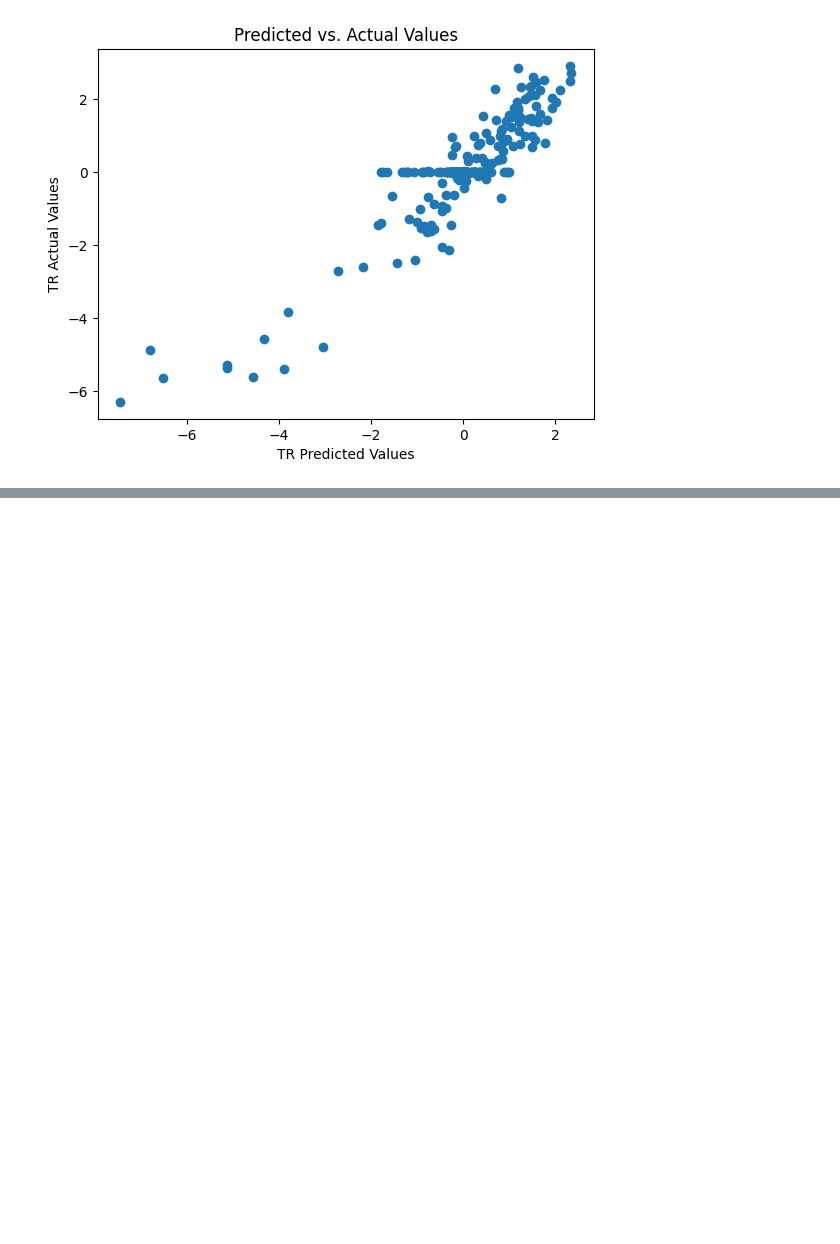
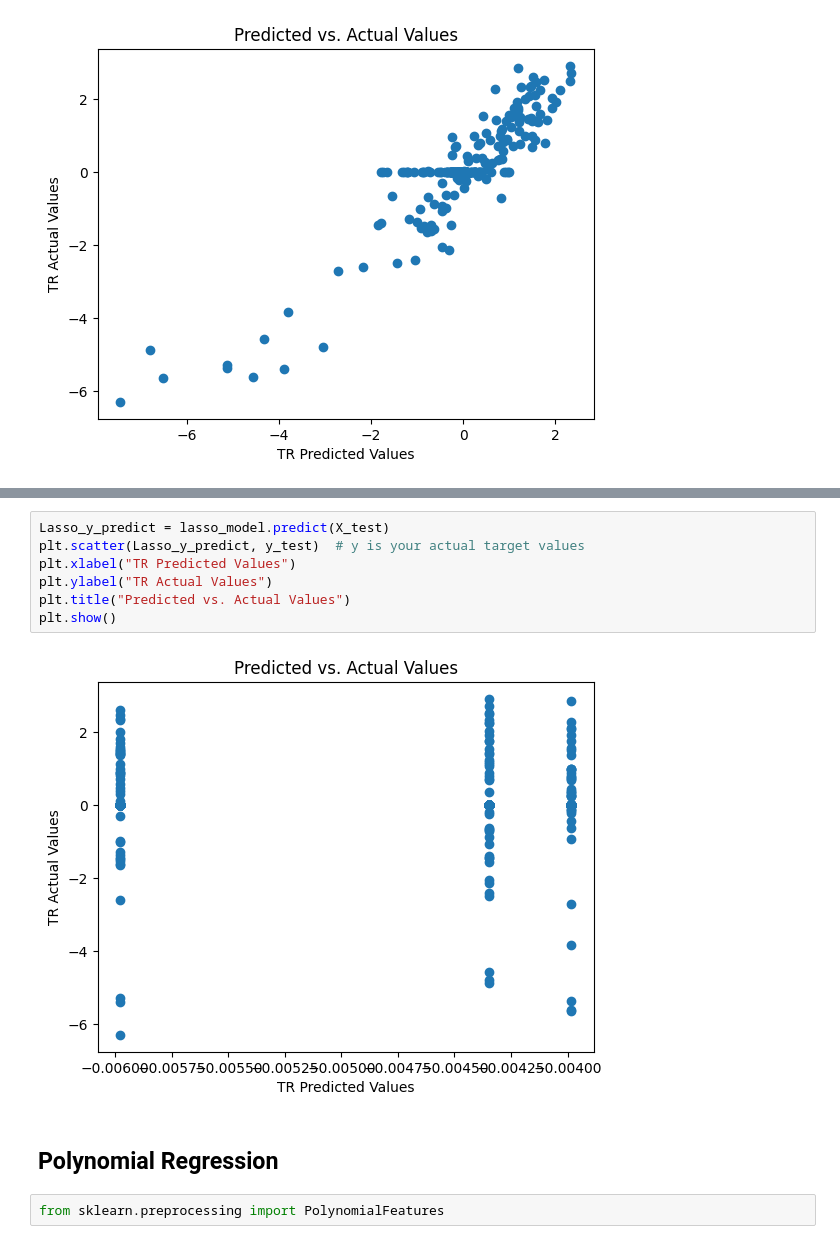
Before and after one commit to HenryCROSS/eecs3401_final_project, a Jupyter notebook: code.ipynb, the cells around one changed output, grey strips where cells are left out. Drawn from its saved outputs; the diff is of its cells as text; blank space fills up the shorter version.

Commit message:
add polynomial regression

```diff
--- a/code.ipynb
+++ b/code.ipynb
@@ -461,0 +453,13 @@ plt.show()
+# %%
+Lasso_y_predict = lasso_model.predict(X_test)
+plt.scatter(Lasso_y_predict, y_test)  # y is your actual target values
+plt.xlabel("TR Predicted Values")
+plt.ylabel("TR Actual Values")
+plt.title("Predicted vs. Actual Values")
+plt.show()
+# %% [output]
+[figure, added]
+# %% [markdown]
+## Polynomial Regression
+# %%
+from sklearn.preprocessing import PolynomialFeatures
```
Also changed, not shown: parts of 11 cells of this notebook.
